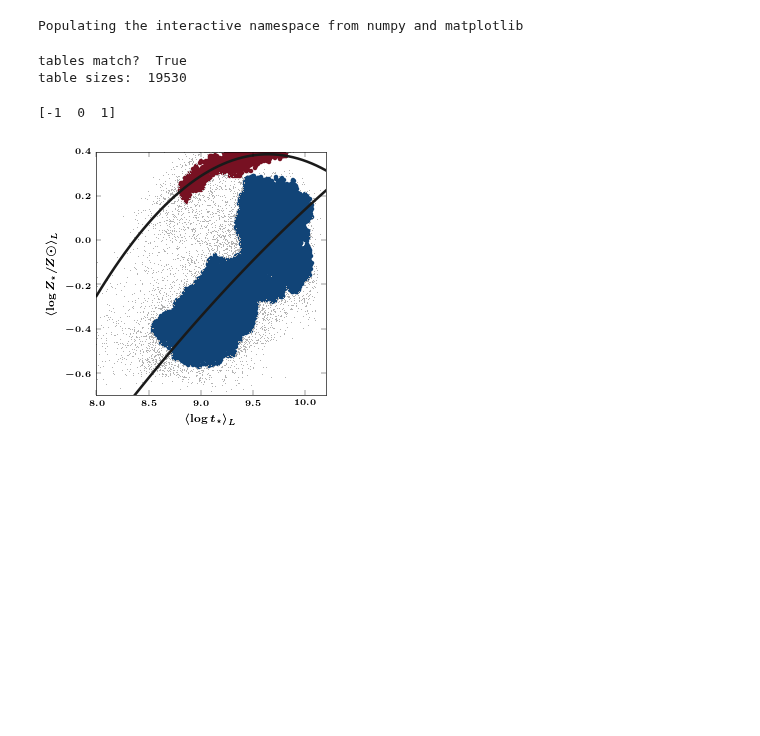
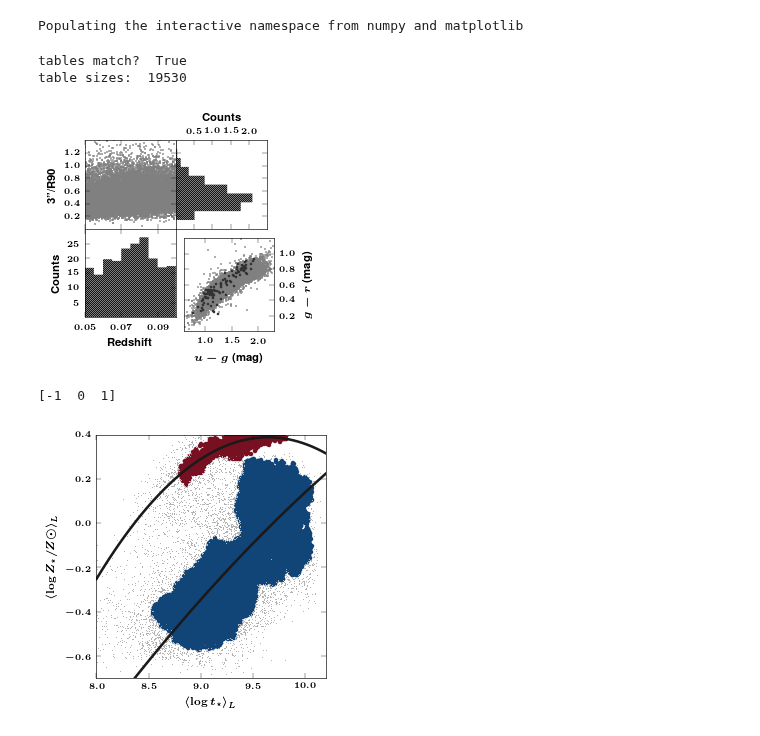
Before and after one commit to ajmejia/notebooks, a Jupyter notebook: RealDeal.ipynb, the cells around one changed output. Saved outputs shown, nothing was run; the diff lists cells and outputs as text; code cells hidden in the pictures; blank space fills up the shorter version.

Commit message:
added sample characteristics plot

```diff
--- a/RealDeal.ipynb
+++ b/RealDeal.ipynb
@@ -42,6 +42,7 @@ else:
 # %%
 #READ TABLES
 
+u_lib, g_lib, r_lib, i_lib, z_lib = loadtxt("../inputs/set3_catalog.txt", usecols=range(39, 39 + 5), unpack=True)
 catalog = genfromtxt("catalog.txt", dtype=None, names=True)
 spec_ne = genfromtxt("spec_ne.txt", dtype=None, names=True)
 jpas_ye = genfromtxt("jpas_ye.txt", dtype=None, names=True)
@@ -102,6 +104,61 @@ print "table sizes: ", con.size
 # %% [output]
 tables match?  True
 table sizes:  19530
+# %%
+#fig, axs = subplots(2, 2)
+
+fig = figure()
+
+gs1 = matplotlib.gridspec.GridSpec(3, 3, hspace=0, wspace=0, left=0, top=1)
+ax00 = fig.add_subplot(gs1[0, 0], xticklabels=[])
+ax01 = fig.add_subplot(gs1[0, 1])
+ax10 = fig.add_subplot(gs1[1, 0])
+
+ax01.tick_params(labelleft=False, labelbottom=False, labeltop=True)
+ax01.xaxis.set_label_position("top")
+
+gs2 = matplotlib.gridspec.GridSpec(3, 3, hspace=0.05, wspace=0.1, left=0, top=1, right=0.95, bottom=0.05)
+ax11 = fig.add_subplot(gs2[1, 1])
+
+ax11.tick_params(labelleft=False, labelright=True)
+ax11.yaxis.set_label_position("right")
+
+axs = array([[ax00, ax01], [ax10, ax11]])
+# ---------------------------------------------------------------------------
+axs[0, 0].set_xticks(arange(0.05, 0.11, 0.02))
+axs[0, 0].set_xlim(0.05, 0.1)
+axs[0, 0].set_ylim(0.00, 1.4)
+axs[0, 0].set_ylabel(r'\bf 3"/R90')
+axs[0, 0].scatter(cat["redshift"], rat, lw=0, c="0.5", s=2)
+# ---------------------------------------------------------------------------
+rg = axs[0, 1].set_ylim(0.00, 1.4)
+axs[0, 1].set_xlabel(r"\bf Counts")
+axs[0, 1].hist(rat, 10, histtype="stepfilled", hatch=4*"///", lw=0, fc="none", color="0.5", range=rg, normed=True,
+               orientation="horizontal")
+# ---------------------------------------------------------------------------
+axs[1, 0].set_xticks(arange(0.05, 0.11, 0.02))
+rg = axs[1, 0].set_xlim(0.05, 0.1)
+axs[1, 0].set_xlabel(r'\bf Redshift')
+axs[1, 0].set_ylabel(r"\bf Counts")
+axs[1, 0].hist(cat["redshift"], 10, histtype="stepfilled", hatch=4*"///", lw=0, fc="none", color="0.5", range=rg,
+               normed=True)
+# ---------------------------------------------------------------------------
+axs[1, 1].set_xlim(0.6, 2.3)
+axs[1, 1].set_ylim(0.0, 1.2)
+axs[1, 1].set_xlabel(r"\bf $u-g$ (mag)")
+axs[1, 1].set_ylabel(r"\bf $g-r$ (mag)")
+axs[1, 1].scatter(cat["u_mag"]-cat["g_mag"], cat["g_mag"]-cat["r_mag"], lw=0, c="0.5", s=2)
+axs[1, 1].scatter(u_lib-g_lib, g_lib-r_lib, lw=0, c="0.2", s=4)
+# ---------------------------------------------------------------------------
+
+for ax in axs.ravel():
+    if not ax.is_first_col():
+        ax.set_xticks(ax.get_xticks()[1:-1])
+    ax.set_yticks(ax.get_yticks()[1:-1])
+
+savefig(od + "sample_chars")
+# %% [output]
+[figure, added]
 # %%
 db = DBSCAN(eps=0.035, min_samples=50).fit(S[:, [0,1]])
 core_samples_mask = np.zeros_like(db.labels_, dtype=bool)
```
Also changed, not shown: parts of 3 cells of this notebook.
